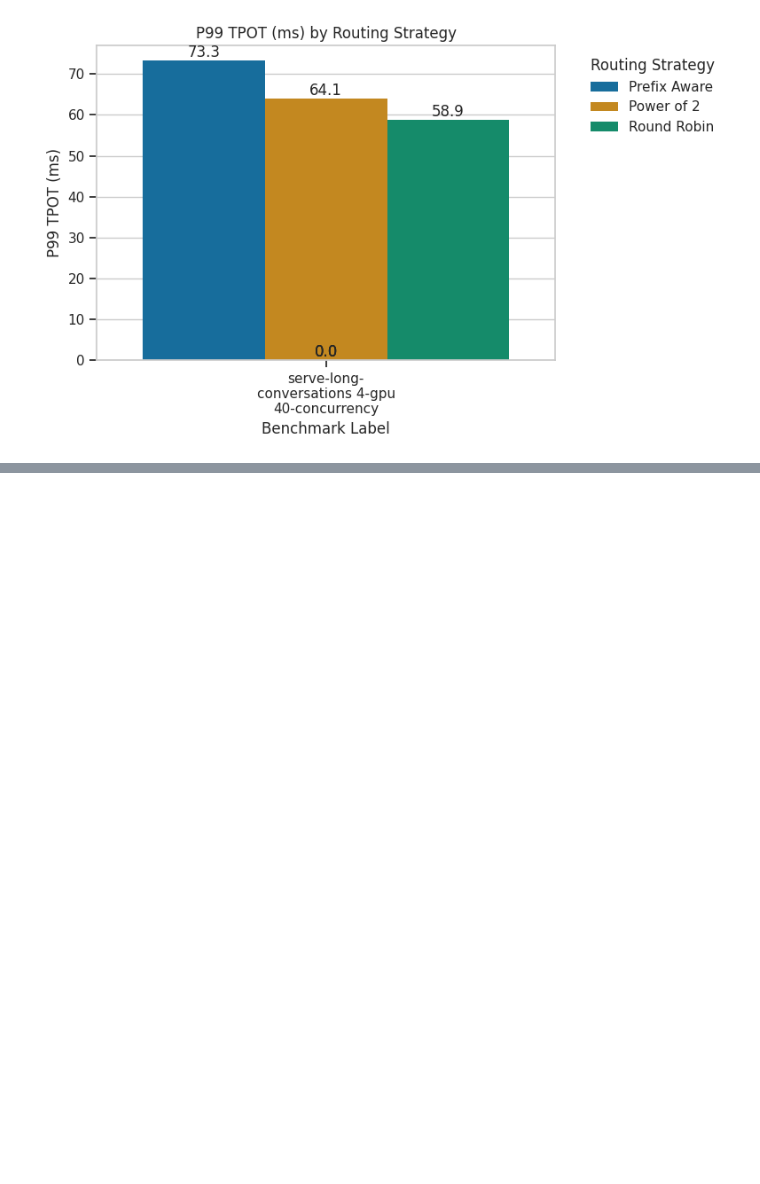
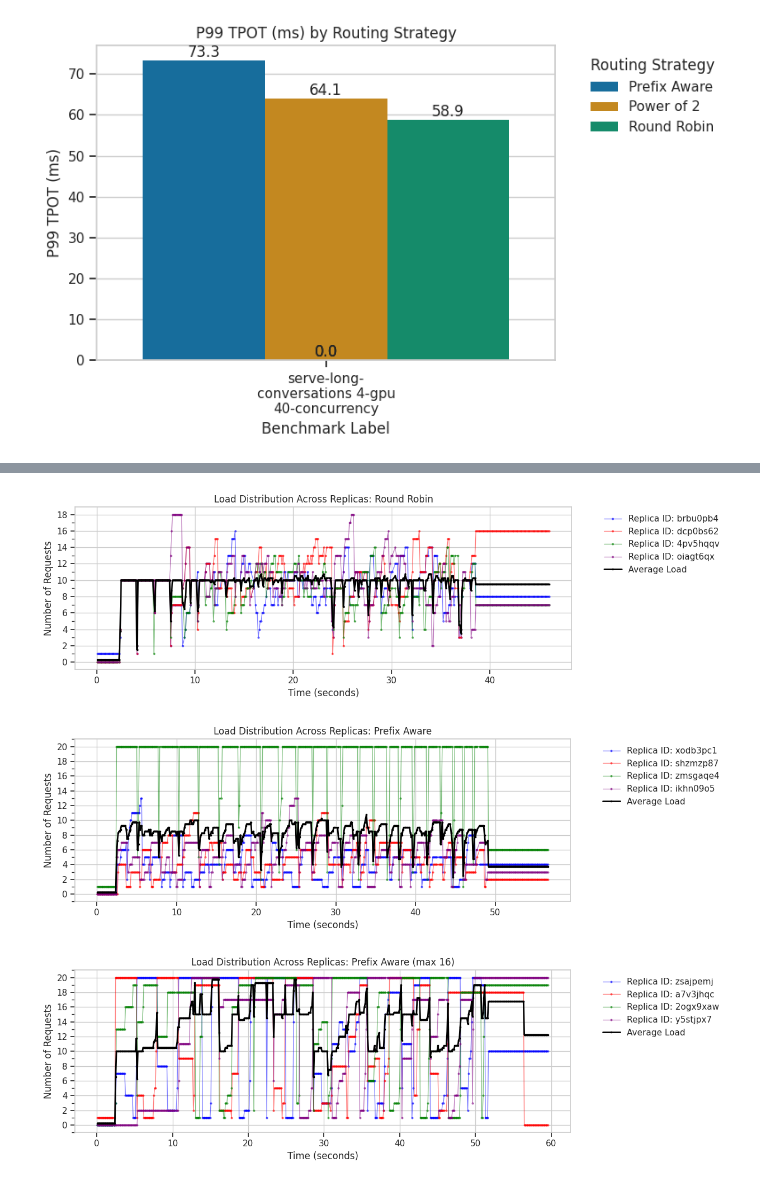
Before and after one commit to jujipotle/ray, a Jupyter notebook: _prefix_aware_playground/benchmarking/results/visualize_routing_strategies.ipynb, the cells around one changed output, grey strips where cells are left out. Drawn from its saved outputs; the diff is of its cells as text; code cells hidden in the pictures; blank space fills up the shorter version.

Commit message:
more benchmarks
Signed-off-by: Justin Ji <justinji@college.harvard.edu>

```diff
--- a/_prefix_aware_playground/benchmarking/results/visualize_routing_strategies.ipynb
+++ b/_prefix_aware_playground/benchmarking/results/visualize_routing_strategies.ipynb
@@ -168,0 +171,16 @@ plot_load_distribution("/home/ray/default/work/ray/_prefix_aware_playground/benc
+# %%
+# plot_load_distribution("load_distributions/random_1742935648.json", "Random")
+
+plot_load_distribution("load_distributions/round_robin_1742934634.json", "Round Robin")
+# plot_load_distribution("load_distributions/round_robin_1742935242.json", "Round Robin")
+
+# plot_load_distribution("load_distributions/pow_of_2_1742934500.json", "Power of 2")
+# plot_load_distribution("load_distributions/pow_of_4_1742935446.json", "Power of 4")
+
+plot_load_distribution("load_distributions/prefix_aware_1742934363.json", "Prefix Aware")
+plot_load_distribution("load_distributions/prefix_aware_1742943207.json", "Prefix Aware (max 16)")
+# plot_load_distribution("/home/ray/default/work/ray/_prefix_aware_playground/benchmarking/results/load_distributions/prefix_aware_1742943631.json", "Prefix Aware (max 16)")
+# %% [output]
+[figure, added]
+[figure, added]
+[figure, added]
```
Also changed, not shown: parts of 2 cells of this notebook, 7 other files.
